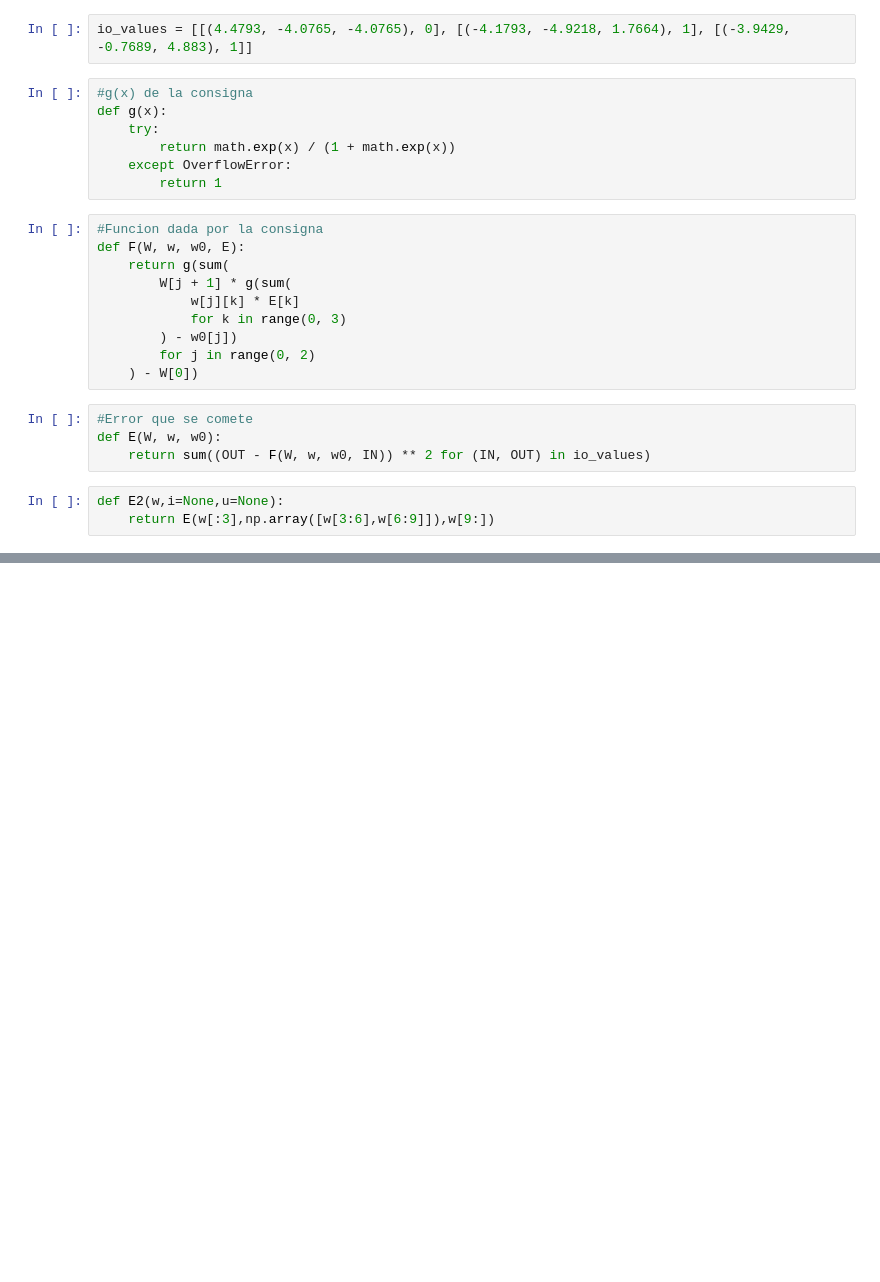
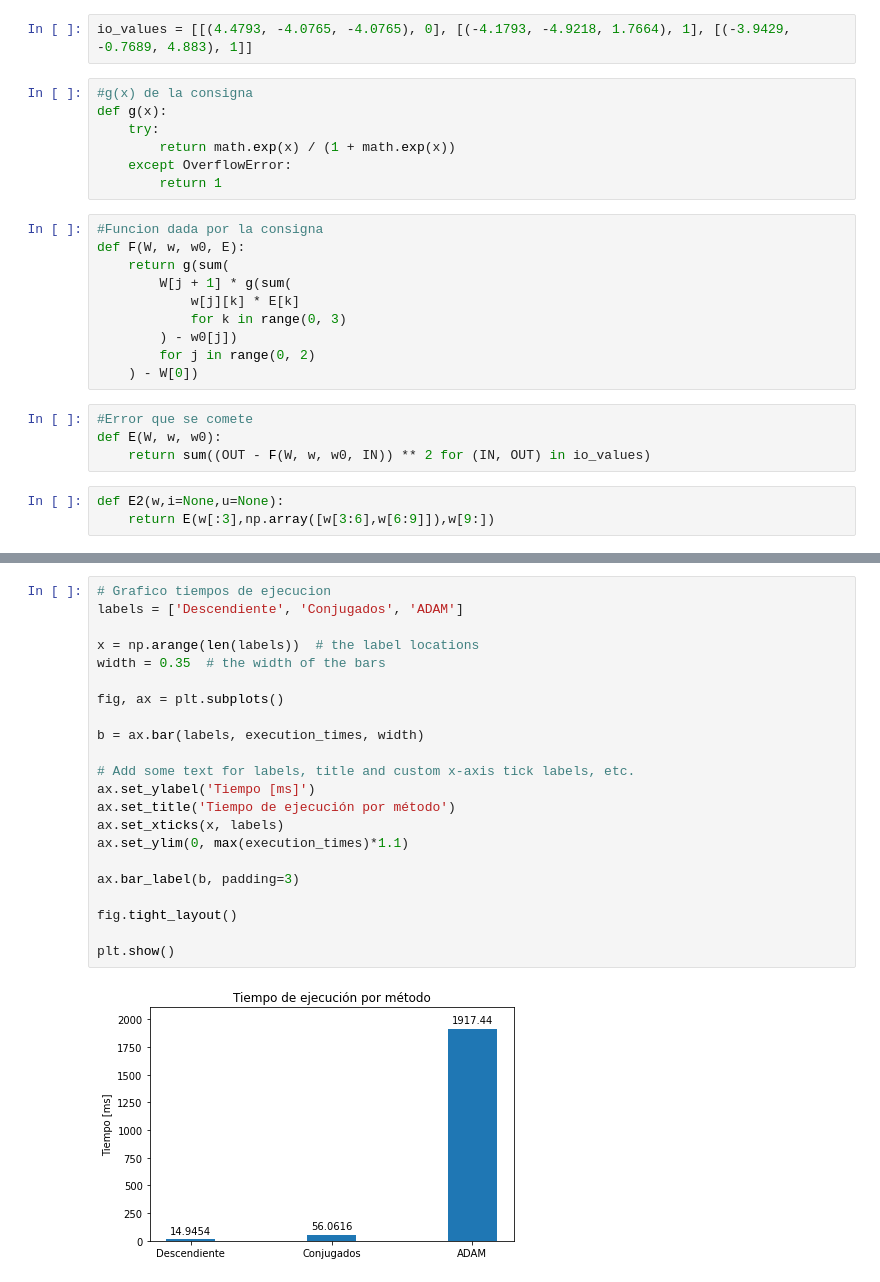
Before and after one commit to rcatalan98/sia-tp, a Jupyter notebook: ej-oblig-1/Ej1.ipynb, the cells around one changed output, grey strips where cells are left out. Cells and saved outputs as stored; diff of their text form; blank space fills up the shorter version.

```diff
--- a/ej-oblig-1/Ej1.ipynb
+++ b/ej-oblig-1/Ej1.ipynb
@@ -77,0 +132,24 @@ x: [ 6.71560625  6.67608314  6.67608314 -5.08802692  2.77629052  4.76615146
+# %%
+# Grafico tiempos de ejecucion
+labels = ['Descendiente', 'Conjugados', 'ADAM']
+
+x = np.arange(len(labels))  # the label locations
+width = 0.35  # the width of the bars
+
+fig, ax = plt.subplots()
+
+b = ax.bar(labels, execution_times, width)
+
+# Add some text for labels, title and custom x-axis tick labels, etc.
+ax.set_ylabel('Tiempo [ms]')
+ax.set_title('Tiempo de ejecución por método')
+ax.set_xticks(x, labels)
+ax.set_ylim(0, max(execution_times)*1.1)
+
+ax.bar_label(b, padding=3)
+
+fig.tight_layout()
+
+plt.show()
+# %% [output]
+[figure, added]
```
Also changed, not shown: parts of 8 cells of this notebook, 1 other file.
